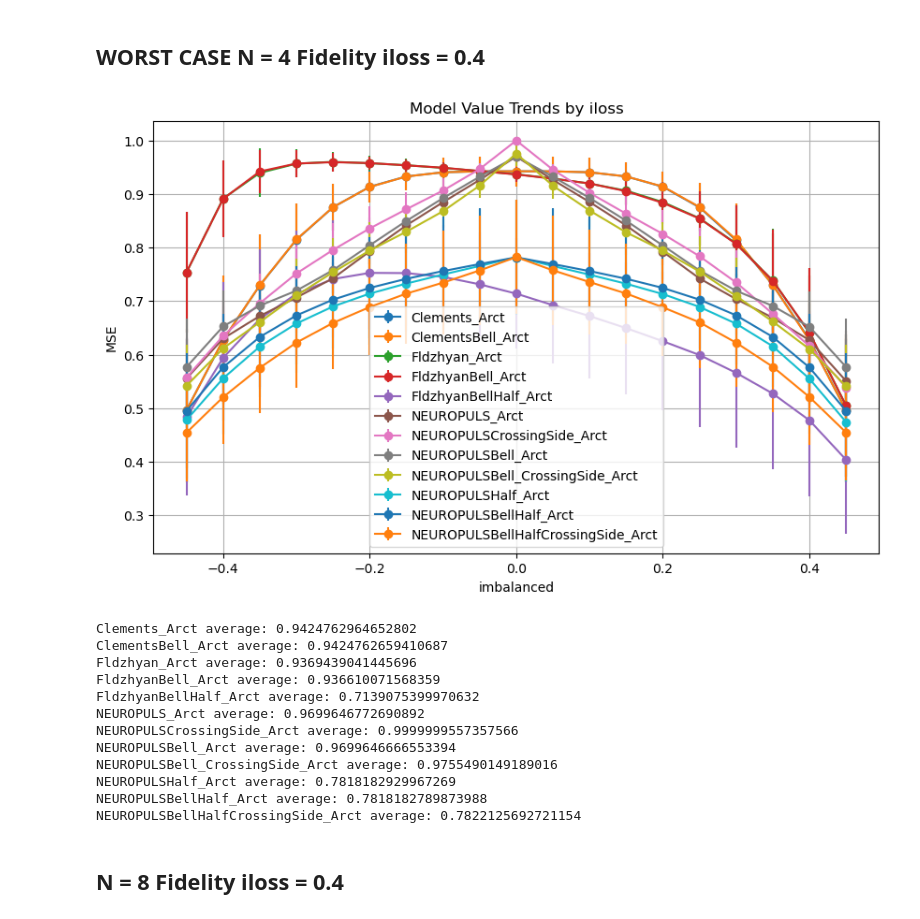
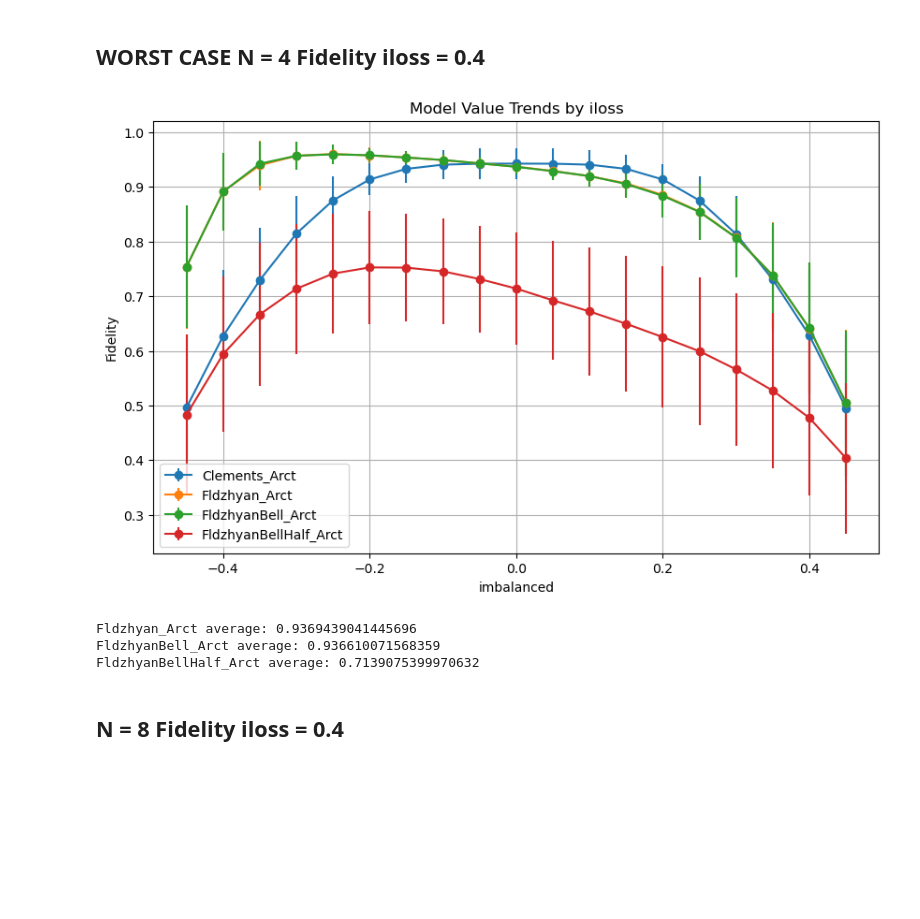
Before and after one commit to SBern1w/Code_Architecture_Paper, a Jupyter notebook: 20240612_dataAnalysis3/grapth_from_JSON.ipynb, the cells around one changed output. Drawn from its saved outputs; the diff is of its cells as text; code cells hidden in the pictures; blank space fills up the shorter version.

```diff
--- a/20240612_dataAnalysis3/grapth_from_JSON.ipynb
+++ b/20240612_dataAnalysis3/grapth_from_JSON.ipynb
@@ -78,58 +78,54 @@ name_models = [
     'FldzhyanBellHalf_Arct',
     'NEUROPULS_Arct', 'NEUROPULSCrossingSide_Arct', 'NEUROPULSBell_Arct', 'NEUROPULSBell_CrossingSide_Arct',
     'NEUROPULSHalf_Arct', 'NEUROPULSBellHalf_Arct', 'NEUROPULSBellHalfCrossingSide_Arct']
+
+name_models = [
+     'Fldzhyan_Arct', 'FldzhyanBell_Arct',
+    'FldzhyanBellHalf_Arct']
+
+
 name_models_choise = [
-    'Clements_Arct', 'ClementsBell_Arct', 'Fldzhyan_Arct', 'FldzhyanBell_Arct',
-    'FldzhyanBellHalf_Arct',
-    'NEUROPULS_Arct', 'NEUROPULSCrossingSide_Arct', 'NEUROPULSBell_Arct', 'NEUROPULSBell_CrossingSide_Arct',
-    'NEUROPULSHalf_Arct', 'NEUROPULSBellHalf_Arct', 'NEUROPULSBellHalfCrossingSide_Arct']
+    'Clements_Arct',
+    'Fldzhyan_Arct', 'FldzhyanBell_Arct',
+    'FldzhyanBellHalf_Arct',]
 
 # Download the file
 with open(JSON_file_name, 'r') as file:
     data = json.load(file)
 simulations = data["simulations"]
 
 def filter_list_of_dicts(dict_list, name_arch):
     filtered_list = []
     for dictionary in dict_list:
         for value in dictionary.values():
             if value == name_arch:
                 filtered_list.append(dictionary)
                 break  # No need to check other values in the same dictionary
     return filtered_list
 
 plt.figure(figsize=(10, 6))
 for name_arch in name_models_choise:
     filtered_list_disct = filter_list_of_dicts(simulations, name_arch)
     imbalances = [sim["imbalance_const"] for sim in filtered_list_disct]
     average = [sim["average"] for sim in filtered_list_disct]
     std_dev = [sim["std_dev"] for sim in filtered_list_disct]
     plt.errorbar(imbalances, average, yerr=std_dev,
                 marker='o', label=name_arch)
 plt.title('Model Value Trends by iloss')
 plt.xlabel('imbalanced')
-plt.ylabel('MSE')
+plt.ylabel('Fidelity')
 plt.legend()
 plt.grid(True)
 plt.show()
 
 for model in name_models:
     MSE_0 = [sim["average"] for sim in filter_list_of_dicts(simulations, model)][9]
     print(model+' average: '+str(MSE_0))
 # %% [output]
-[figure, old version]
+[figure, new version]
-Clements_Arct average: 0.9424762964652802
-ClementsBell_Arct average: 0.9424762659410687
 Fldzhyan_Arct average: 0.9369439041445696
 FldzhyanBell_Arct average: 0.936610071568359
 FldzhyanBellHalf_Arct average: 0.7139075399970632
-NEUROPULS_Arct average: 0.9699646772690892
-NEUROPULSCrossingSide_Arct average: 0.9999999557357566
-NEUROPULSBell_Arct average: 0.9699646666553394
-NEUROPULSBell_CrossingSide_Arct average: 0.9755490149189016
-NEUROPULSHalf_Arct average: 0.7818182929967269
-NEUROPULSBellHalf_Arct average: 0.7818182789873988
-NEUROPULSBellHalfCrossingSide_Arct average: 0.7822125692721154
 # %% [markdown]
 ## N = 8 Fidelity iloss = 0.4
 # %%
```
Also changed, not shown: parts of 1 cell of this notebook, 16 other files.
